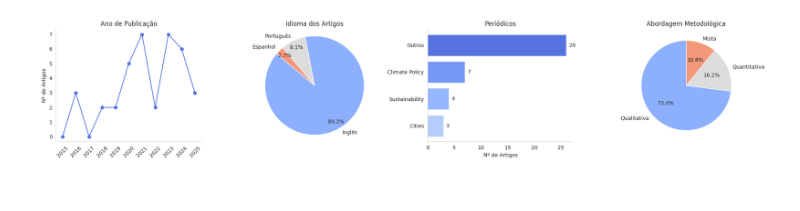
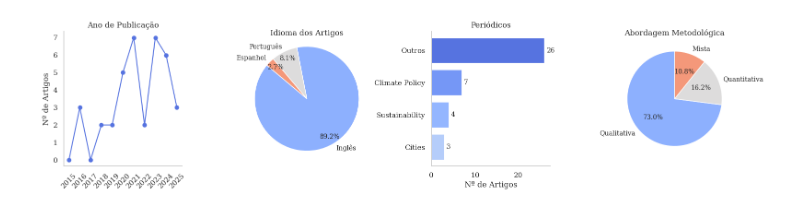
Before and after one commit to JoiceO/article_MBA, a Jupyter notebook: 20250809_gráficos_TCC.ipynb, the cells around one changed output. Drawn from its saved outputs; the diff is of its cells as text; code cells hidden in the pictures.

```diff
--- a/20250809_gráficos_TCC.ipynb
+++ b/20250809_gráficos_TCC.ipynb
@@ -25,4 +18,30 @@ sns.set_style("whitegrid")
 # %%
+import matplotlib.pyplot as plt
+import seaborn as sns
+import pandas as pd
+import geopandas as gpd
+
+sns.set_style("whitegrid")
+
+# -----------------------------
+# CONFIGURAÇÃO GLOBAL DE FONTE
+# -----------------------------
+plt.rcParams.update({
+    "font.family": "serif",
+    "font.serif": ["DejaVu Serif", "Times New Roman", "Times", "Nimbus Roman"],
+    "axes.titleweight": "normal",
+    "axes.labelweight": "normal",
+    "axes.titlesize": 12,
+    "axes.labelsize": 11,
+    "xtick.labelsize": 10,
+    "ytick.labelsize": 10,
+    "legend.fontsize": 10
+})
+
+sns.set_theme(style="whitegrid", font="serif", rc={
+    "font.serif": ["DejaVu Serif", "Times New Roman", "Times", "Nimbus Roman"]
+})
+
 # -----------------------------
 # DADOS
 # -----------------------------
@@ -57,37 +76,42 @@ pie_colors_metodologias = sns.color_palette("coolwarm", len(metodologias))
 # -----------------------------
 # LINHA 1 – GRÁFICOS 1 a 4
 # -----------------------------
-fig1, axs1 = plt.subplots(1, 4, figsize=(20, 4))
+fig1, axs1 = plt.subplots(1,4, figsize=(16, 4))
 
 # 1. Ano de publicação
 axs1[0].plot(anos, artigos_ano, marker='o', color=bar_palette[0])
-axs1[0].set_title('Ano de Publicação')
-axs1[0].set_ylabel('Nº de Artigos')
+axs1[0].set_title('Ano de Publicação', fontfamily='serif')
+axs1[0].set_ylabel('Nº de Artigos', fontfamily='serif')
 axs1[0].tick_params(axis='x', rotation=45)
 axs1[0].grid(False)
 sns.despine(ax=axs1[0])
 
 # 2. Idioma
-axs1[1].pie(artigos_idioma, labels=idiomas, autopct='%1.1f%%', startangle=140,
-            colors=pie_colors_idioma, textprops={'fontsize': 10}, pctdistance=0.85, radius=1.1)
-axs1[1].set_title('Idioma dos Artigos')
+axs1[1].pie(
+    artigos_idioma, labels=idiomas, autopct='%1.1f%%', startangle=140,
+    colors=pie_colors_idioma, textprops={'fontsize': 10, 'fontfamily':'serif'},
+    pctdistance=0.85, radius=1.1
+)
+axs1[1].set_title('Idioma dos Artigos', fontfamily='serif')
 
 # 3. Periódicos
 axs1[2].barh(df_periodicos['periodico'], df_periodicos['artigos'], color=bar_palette[:len(df_periodicos)])
 axs1[2].invert_yaxis()
-axs1[2].set_title('Periódicos')
-axs1[2].set_xlabel('Nº de Artigos')
+axs1[2].set_title('Periódicos', fontfamily='serif')
+axs1[2].set_xlabel('Nº de Artigos', fontfamily='serif')
 axs1[2].grid(False)
 sns.despine(ax=axs1[2])
 
 # Rótulos internos gráfico 3
 for i, v in enumerate(df_periodicos['artigos']):
-    axs1[2].text(v + 0.5, i, str(v), ha='left', va='center', fontsize=10) # Add labels
+    axs1[2].text(v + 0.5, i, str(v), ha='left', va='center', fontsize=10, fontfamily='serif')
 
 # 4. Abordagem Metodológica
-axs1[3].pie(artigos_metodologia, labels=metodologias, autopct='%1.1f%%', startangle=90,
-            colors=pie_colors_metodologias, textprops={'fontsize': 10})
-axs1[3].set_title('Abordagem Metodológica')
+axs1[3].pie(
+    artigos_metodologia, labels=metodologias, autopct='%1.1f%%', startangle=90,
+    colors=pie_colors_metodologias, textprops={'fontsize': 10, 'fontfamily':'serif'}
+)
+axs1[3].set_title('Abordagem Metodológica', fontfamily='serif')
 
 plt.tight_layout()
 plt.show()
@@ -95,21 +119,16 @@ plt.show()
 # -----------------------------
 # LINHA 2 – GRÁFICO 5 (Mapa)
 # -----------------------------
-
-# Lista dos países da América Central
 paises_america_central = [
     "Belize", "Guatemala", "Honduras", "El Salvador", "Nicaragua",
-    "Costa Rica", "Panama"
+    "Costa Rica", "Panama",
 ]
 
-# Carregar shapefile
 shapefile = "ne_110m_admin_0_countries.shp"
 world = gpd.read_file(shapefile)
 
-# Ajustar continente para países da América Central
 world.loc[world["NAME"].isin(paises_america_central), "CONTINENT"] = "Central America"
 
-# Traduzir nomes dos continentes
 traduzir_continentes = {
     "Europe": "Europa",
     "South America": "América do Sul",
@@ -118,12 +137,13 @@ traduzir_continentes = {
     "Oceania": "Oceania",
     "Africa": "África",
     "Central America": "América Central",
+    "Antarctica": "Antártida"
 }
 world["CONTINENT"] = world["CONTINENT"].map(traduzir_continentes)
 
 mentions = pd.DataFrame({
-    "continent": ["Europa", "América do Sul", "América do Norte", "Ásia", "Oceania", "África", "América Central"],
-    "mentions": [68, 19, 19, 8, 4, 2,6]
+    "continent": ["Europa", "América do Sul", "América do Norte", "Ásia", "Oceania", "África", "América Central", "Antártida"],
+    "mentions": [68, 19, 19, 8, 4, 2,6,0]
 })
 
 continents = world.dissolve(by="CONTINENT").reset_index()
@@ -138,8 +158,8 @@ pos_labels = {
     "Oceania": (130, -30),
     "África": (20, 0),
     "América Central": (-50, 15),
+    "Antártida": (20, -85),
 }
-
 
 fig2, ax2 = plt.subplots(figsize=(20, 4))
 merged.plot(
@@ -147,47 +167,52 @@ merged.plot(
     legend=True, legend_kwds={"label": "Número de Menções"}, ax=ax2
 )
 
+# Ajustar fonte do colorbar
+cbar_legend = ax2.get_figure().axes[-1]  # eixo do colorbar
+cbar_legend.yaxis.label.set_fontfamily("serif")
+cbar_legend.tick_params(labelsize=10, labelcolor='black')
+
+# Textos das labels
 for idx, row in merged.iterrows():
     c = row['continent']
     if c in pos_labels:
         x, y = pos_labels[c]
-        ax2.text(x, y, f"{c}\n({int(row['mentions'])})", ha='center', fontsize=9, color='black')
+        ax2.text(x, y, f"{c}\n({int(row['mentions'])})", ha='center', fontsize=9, fontfamily='serif', color='black')
 
-ax2.set_title("Distribuição Geográfica das Menções", fontsize=10)
+ax2.set_title("Distribuição Geográfica das Menções", fontsize=10, fontfamily='serif')
 ax2.axis('off')
 plt.tight_layout()
 plt.show()
 
+
 # -----------------------------
 # LINHA 3 – GRÁFICOS 6 e 7
 # -----------------------------
-fig3, axs3 = plt.subplots(1, 2, figsize=(10, 4))  # Largura 10 para aproximar do gráfico 3, altura maior para equilibrar
+fig3, axs3 = plt.subplots(1, 2, figsize=(16, 4))
 
 # 6. Esfera Governamental
 axs3[0].barh(df_esferas['esfera'], df_esferas['artigos'], color=bar_palette[:len(df_esferas)])
 axs3[0].invert_yaxis()
-axs3[0].set_title('Esfera Governamental')
-axs3[0].set_xlabel('Nº de Artigos')
+axs3[0].set_title('Esfera Governamental', fontfamily='serif')
+axs3[0].set_xlabel('Nº de Artigos', fontfamily='serif')
 axs3[0].grid(False)
 sns.despine(ax=axs3[0])
 
-# Rótulos internos gráfico 6
 for i, v in enumerate(df_esferas['artigos']):
-    axs3[0].text(v + 0.5, i, str(v), ha='left', va='center', fontsize=10) # Add labels
+    axs3[0].text(v + 0.5, i, str(v), ha='left', va='center', fontsize=10, fontfamily='serif')
 
 # 7. Setores Analisados (IPCC)
 axs3[1].barh(df_setores['setor'], df_setores['artigos'], color=bar_palette[:len(df_setores)])
 axs3[1].invert_yaxis()
-axs3[1].set_title('Setores Analisados (IPCC)')
-axs3[1].set_xlabel('Nº de Artigos')
+axs3[1].set_title('Setores Analisados (IPCC)', fontfamily='serif')
+axs3[1].set_xlabel('Nº de Artigos', fontfamily='serif')
 axs3[1].grid(False)
 sns.despine(ax=axs3[1])
 
-# Rótulos internos gráfico 7
 for i, v in enumerate(df_setores['artigos']):
-    axs3[1].text(v + 0.5, i, str(v), ha='left', va='center', fontsize=10) # Add labels
+    axs3[1].text(v + 0.5, i, str(v), ha='left', va='center', fontsize=10, fontfamily='serif')
 
 plt.tight_layout()
 plt.show()
 # %% [output]
-[figure, old version]
+[figure, new version]
```
Also changed, not shown: parts of 3 cells of this notebook.
